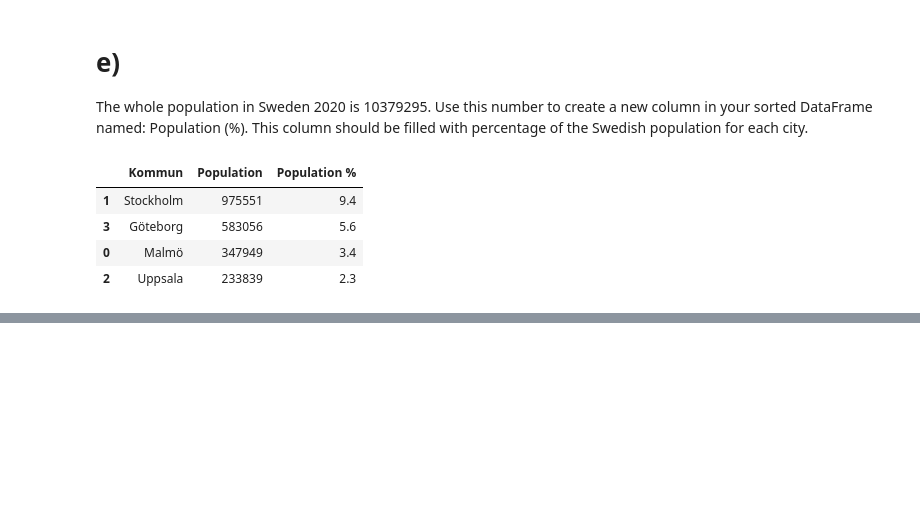
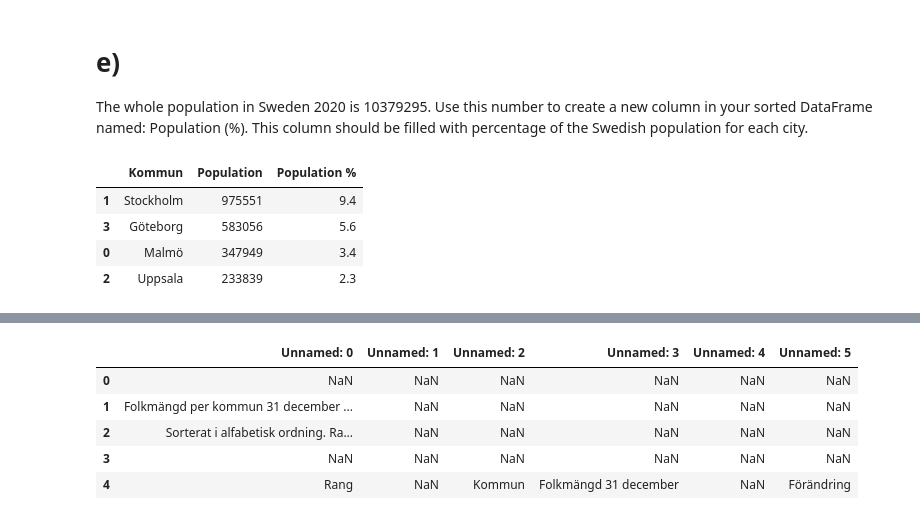
Before and after one commit to JonasBE13/Databehandling-Jonas-Bengtstrom, a Jupyter notebook: Databehandling exercies/E00_pandas_basic_syntax.ipynb, the cells around one changed output, grey strips where cells are left out. Saved outputs shown, nothing was run; the diff lists cells and outputs as text; code cells hidden in the pictures; blank space fills up the shorter version.

```diff
--- a/Databehandling exercies/E00_pandas_basic_syntax.ipynb
+++ b/Databehandling exercies/E00_pandas_basic_syntax.ipynb
@@ -136,0 +150,10 @@ df_sorted_descending
+# %%
+df_totalt = pd.read_excel("../Data/komtopp50_2020.xlsx", sheet_name="Totalt")
+df_totalt.head()
+# %% [output]
+|  | Unnamed: 0 | Unnamed: 1 | Unnamed: 2 | Unnamed: 3 | Unnamed: 4 | Unnamed: 5 |
+| 0 | NaN | NaN | NaN | NaN | NaN | NaN |
+| 1 | Folkmängd per kommun 31 december ... | NaN | NaN | NaN | NaN | NaN |
+| 2 | Sorterat i alfabetisk ordning. Ra... | NaN | NaN | NaN | NaN | NaN |
+| 3 | NaN | NaN | NaN | NaN | NaN | NaN |
+| 4 | Rang | NaN | Kommun | Folkmängd 31 december | NaN | Förändring |
```
Also changed, not shown: parts of 20 cells of this notebook, 1 other file.
